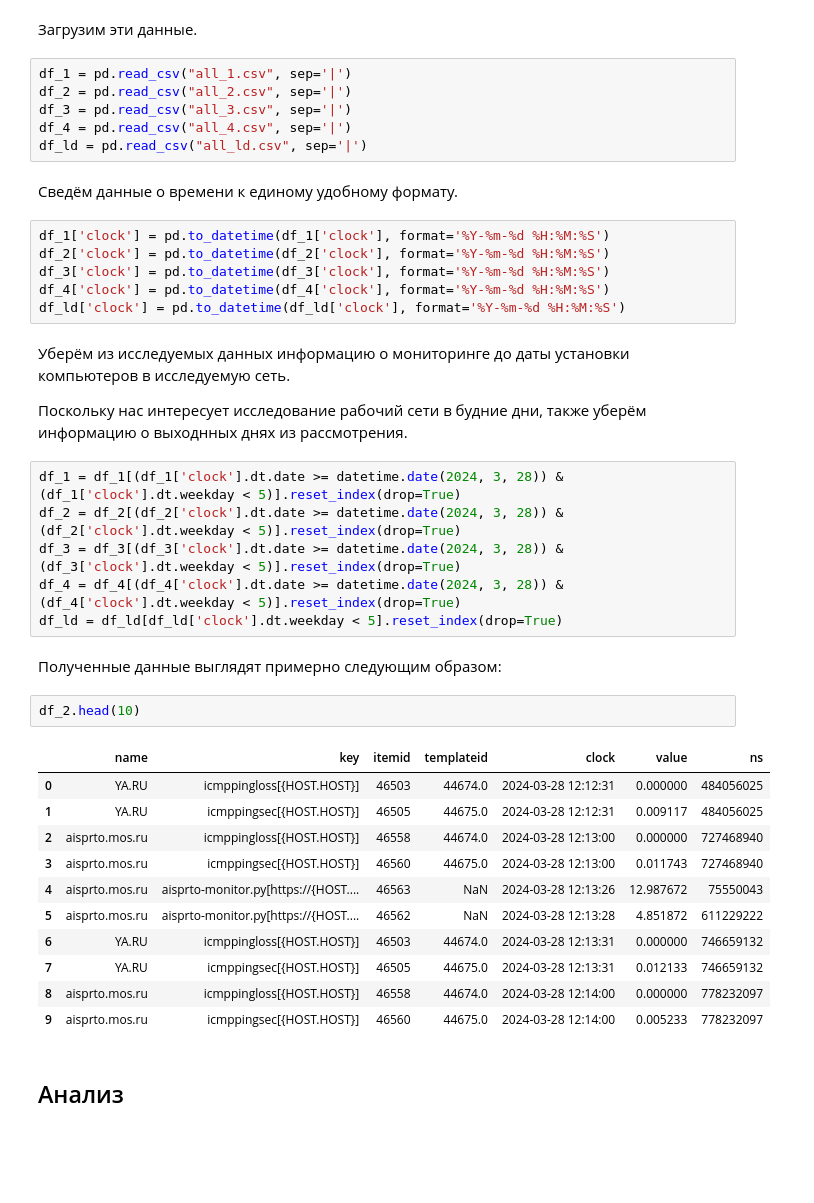
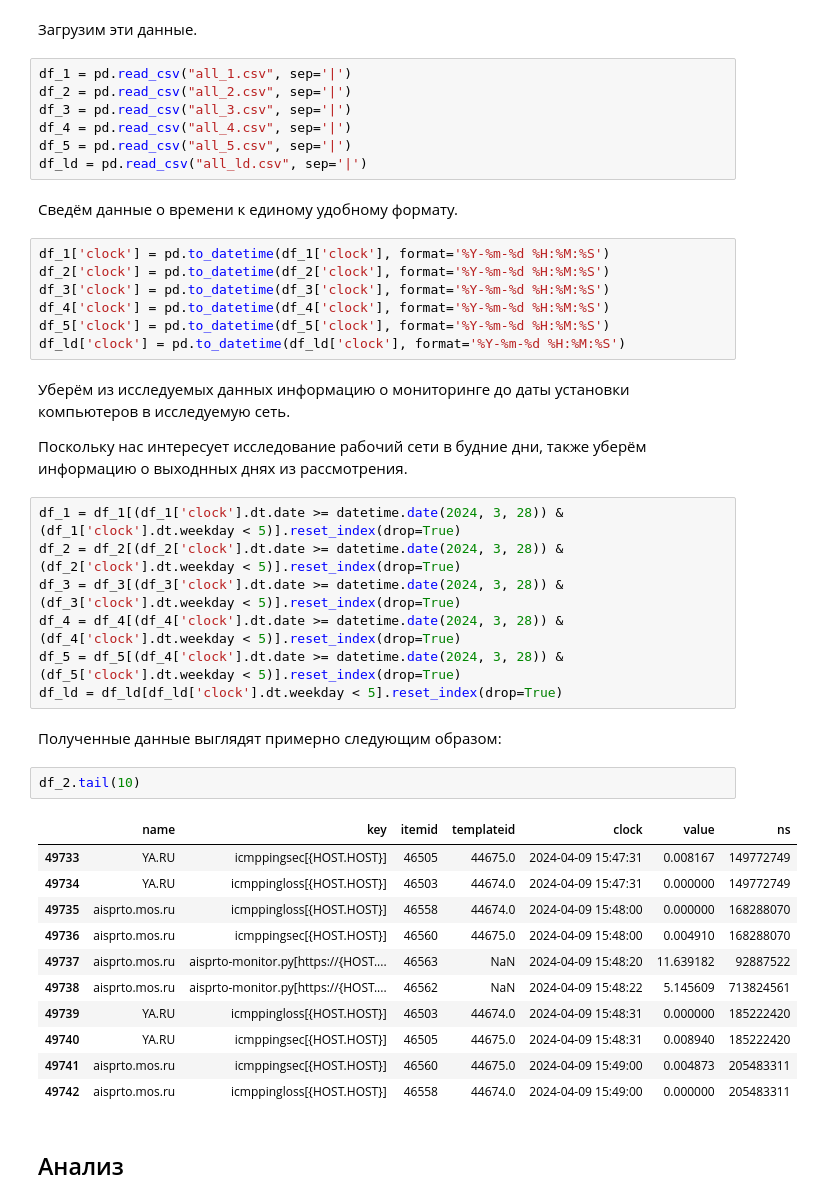
Before and after one commit to teaxolodec/data-science-projects, a Jupyter notebook: Monitoring/Monitoring.ipynb, the cells around one changed output. Cells and saved outputs as stored; diff of their text form; blank space fills up the shorter version.

```diff
--- a/Monitoring/Monitoring.ipynb
+++ b/Monitoring/Monitoring.ipynb
@@ -47,6 +49,7 @@ df_1 = pd.read_csv("all_1.csv", sep='|')
 df_2 = pd.read_csv("all_2.csv", sep='|')
 df_3 = pd.read_csv("all_3.csv", sep='|')
 df_4 = pd.read_csv("all_4.csv", sep='|')
+df_5 = pd.read_csv("all_5.csv", sep='|')
 df_ld = pd.read_csv("all_ld.csv", sep='|')
 # %% [markdown]
 Сведём данные о времени к единому удобному формату.
@@ -55,6 +58,7 @@ df_1['clock'] = pd.to_datetime(df_1['clock'], format='%Y-%m-%d %H:%M:%S')
 df_2['clock'] = pd.to_datetime(df_2['clock'], format='%Y-%m-%d %H:%M:%S')
 df_3['clock'] = pd.to_datetime(df_3['clock'], format='%Y-%m-%d %H:%M:%S')
 df_4['clock'] = pd.to_datetime(df_4['clock'], format='%Y-%m-%d %H:%M:%S')
+df_5['clock'] = pd.to_datetime(df_5['clock'], format='%Y-%m-%d %H:%M:%S')
 df_ld['clock'] = pd.to_datetime(df_ld['clock'], format='%Y-%m-%d %H:%M:%S')
 # %% [markdown]
 Уберём из исследуемых данных информацию о мониторинге до даты установки компьютеров в исследуемую сеть.
@@ -65,23 +69,24 @@ df_1 = df_1[(df_1['clock'].dt.date >= datetime.date(2024, 3, 28)) & (df_1['clock
 df_2 = df_2[(df_2['clock'].dt.date >= datetime.date(2024, 3, 28)) & (df_2['clock'].dt.weekday < 5)].reset_index(drop=True)
 df_3 = df_3[(df_3['clock'].dt.date >= datetime.date(2024, 3, 28)) & (df_3['clock'].dt.weekday < 5)].reset_index(drop=True)
 df_4 = df_4[(df_4['clock'].dt.date >= datetime.date(2024, 3, 28)) & (df_4['clock'].dt.weekday < 5)].reset_index(drop=True)
+df_5 = df_5[(df_4['clock'].dt.date >= datetime.date(2024, 3, 28)) & (df_5['clock'].dt.weekday < 5)].reset_index(drop=True)
 df_ld = df_ld[df_ld['clock'].dt.weekday < 5].reset_index(drop=True)
 # %% [markdown]
 Полученные данные выглядят примерно следующим образом:
 # %%
-df_2.head(10)
+df_2.tail(10)
 # %% [output]
 |  | name | key | itemid | templateid | clock | value | ns |
-| 0 | YA.RU | icmppingloss[{HOST.HOST}] | 46503 | 44674.0 | 2024-03-28 12:12:31 | 0.000000 | 484056025 |
-| 1 | YA.RU | icmppingsec[{HOST.HOST}] | 46505 | 44675.0 | 2024-03-28 12:12:31 | 0.009117 | 484056025 |
-| 2 | aisprto.mos.ru | icmppingloss[{HOST.HOST}] | 46558 | 44674.0 | 2024-03-28 12:13:00 | 0.000000 | 727468940 |
-| 3 | aisprto.mos.ru | icmppingsec[{HOST.HOST}] | 46560 | 44675.0 | 2024-03-28 12:13:00 | 0.011743 | 727468940 |
-| 4 | aisprto.mos.ru | aisprto-monitor.py[https://{HOST.... | 46563 | NaN | 2024-03-28 12:13:26 | 12.987672 | 75550043 |
-| 5 | aisprto.mos.ru | aisprto-monitor.py[https://{HOST.... | 46562 | NaN | 2024-03-28 12:13:28 | 4.851872 | 611229222 |
-| 6 | YA.RU | icmppingloss[{HOST.HOST}] | 46503 | 44674.0 | 2024-03-28 12:13:31 | 0.000000 | 746659132 |
-| 7 | YA.RU | icmppingsec[{HOST.HOST}] | 46505 | 44675.0 | 2024-03-28 12:13:31 | 0.012133 | 746659132 |
-| 8 | aisprto.mos.ru | icmppingloss[{HOST.HOST}] | 46558 | 44674.0 | 2024-03-28 12:14:00 | 0.000000 | 778232097 |
-| 9 | aisprto.mos.ru | icmppingsec[{HOST.HOST}] | 46560 | 44675.0 | 2024-03-28 12:14:00 | 0.005233 | 778232097 |
+| 49733 | YA.RU | icmppingsec[{HOST.HOST}] | 46505 | 44675.0 | 2024-04-09 15:47:31 | 0.008167 | 149772749 |
+| 49734 | YA.RU | icmppingloss[{HOST.HOST}] | 46503 | 44674.0 | 2024-04-09 15:47:31 | 0.000000 | 149772749 |
+| 49735 | aisprto.mos.ru | icmppingloss[{HOST.HOST}] | 46558 | 44674.0 | 2024-04-09 15:48:00 | 0.000000 | 168288070 |
+| 49736 | aisprto.mos.ru | icmppingsec[{HOST.HOST}] | 46560 | 44675.0 | 2024-04-09 15:48:00 | 0.004910 | 168288070 |
+| 49737 | aisprto.mos.ru | aisprto-monitor.py[https://{HOST.... | 46563 | NaN | 2024-04-09 15:48:20 | 11.639182 | 92887522 |
+| 49738 | aisprto.mos.ru | aisprto-monitor.py[https://{HOST.... | 46562 | NaN | 2024-04-09 15:48:22 | 5.145609 | 713824561 |
+| 49739 | YA.RU | icmppingloss[{HOST.HOST}] | 46503 | 44674.0 | 2024-04-09 15:48:31 | 0.000000 | 185222420 |
+| 49740 | YA.RU | icmppingsec[{HOST.HOST}] | 46505 | 44675.0 | 2024-04-09 15:48:31 | 0.008940 | 185222420 |
+| 49741 | aisprto.mos.ru | icmppingsec[{HOST.HOST}] | 46560 | 44675.0 | 2024-04-09 15:49:00 | 0.004873 | 205483311 |
+| 49742 | aisprto.mos.ru | icmppingloss[{HOST.HOST}] | 46558 | 44674.0 | 2024-04-09 15:49:00 | 0.000000 | 205483311 |
 # %% [markdown]
 ## Анализ
 # %% [markdown]
```
Also changed, not shown: parts of 7 cells of this notebook.
